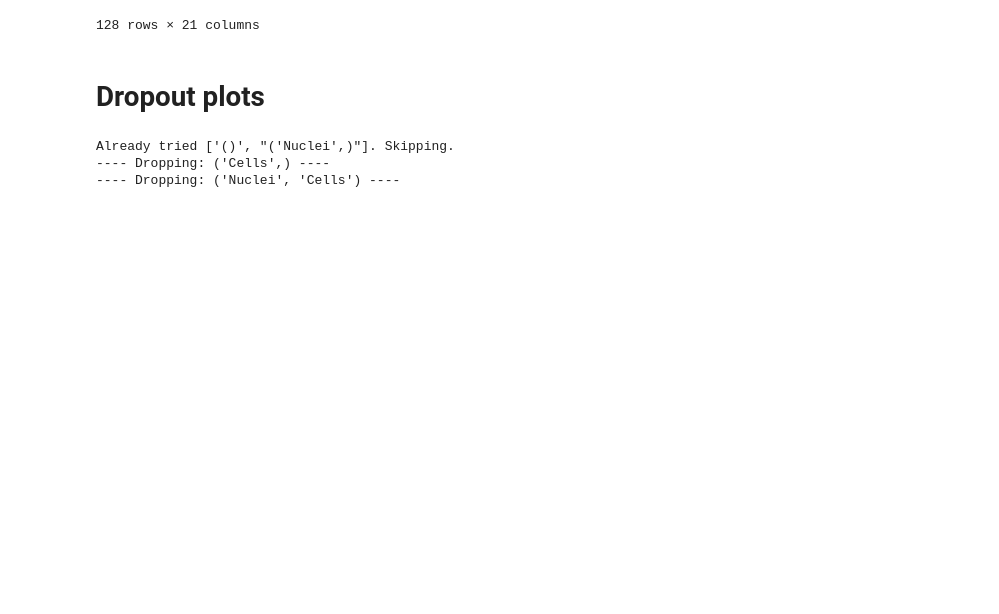
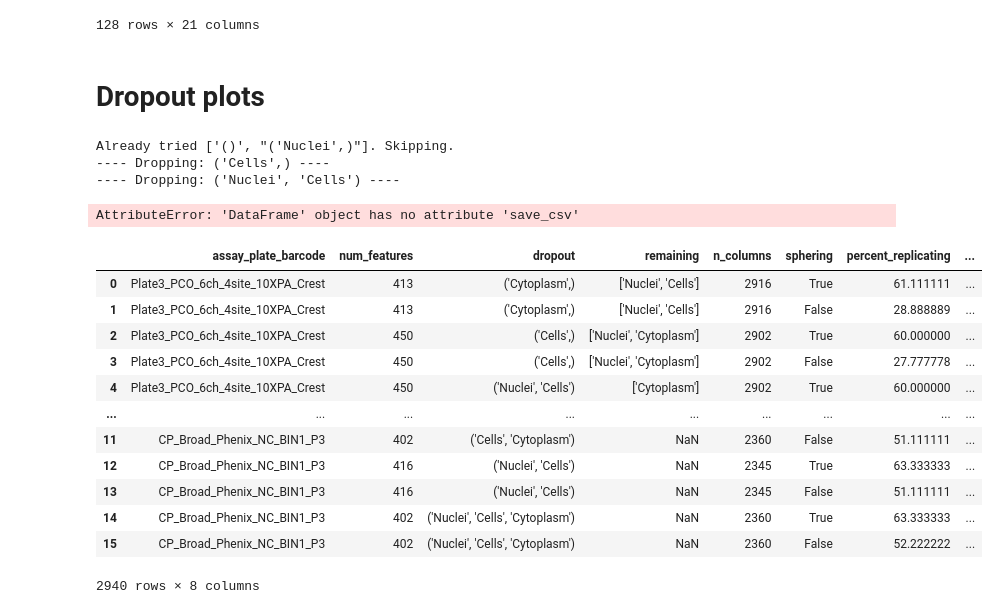
Before and after one commit to jump-cellpainting/jump-scope-analysis, a Jupyter notebook: enabling-sphering.ipynb, the cells around one changed output. Drawn from its saved outputs; the diff is of its cells as text; code cells hidden in the pictures; blank space fills up the shorter version.

Commit message:
collating the dropout data

```diff
--- a/enabling-sphering.ipynb
+++ b/enabling-sphering.ipynb
@@ -720,3 +720,41 @@ for batch_name in parent_folders:
                         save_path
                     )
                     print(f"Saving in: {save_path}")
+# %%
+# Gather the dropout data
+df_list = list()
+t = pd.DataFrame()
+_, parent_folders, _ = next(os.walk("../jump-scope/profiles/"))
+for batch_name in parent_folders:
+    _, subdirs, _ = next(os.walk(f"../jump-scope/profiles/{batch_name}"))
+    for plate_barcode in subdirs:
+        batch_path = f"../jump-scope/profiles/{batch_name}/{plate_barcode}"
+        for _, _, files in os.walk(batch_path):
+            for filename in files:
+                if filename.endswith("-dropout.csv"):
+                    dropout_path = f"{batch_path}/{plate_barcode}-dropout.csv"
+                    dropout_df = pd.read_csv(dropout_path)
+                    df_list.append(dropout_df)
+
+collated_dropout_df = pd.concat(df_list)
+collated_dropout_df.to_csv("checkpoints/feature-dropouts-nuclei_cytoplasm_cells.csv")
+# %% [output]
+AttributeError: 'DataFrame' object has no attribute 'save_csv'
+# %%
+collated_dropout_df = pd.concat(df_list)
+# %%
+collated_dropout_df
+# %% [output]
+|  | assay_plate_barcode | num_features | dropout | remaining | n_columns | sphering | percent_replicating | ... |
+| 0 | Plate3_PCO_6ch_4site_10XPA_Crest | 413 | ('Cytoplasm',) | ['Nuclei', 'Cells'] | 2916 | True | 61.111111 | ... |
+| 1 | Plate3_PCO_6ch_4site_10XPA_Crest | 413 | ('Cytoplasm',) | ['Nuclei', 'Cells'] | 2916 | False | 28.888889 | ... |
+| 2 | Plate3_PCO_6ch_4site_10XPA_Crest | 450 | ('Cells',) | ['Nuclei', 'Cytoplasm'] | 2902 | True | 60.000000 | ... |
+| 3 | Plate3_PCO_6ch_4site_10XPA_Crest | 450 | ('Cells',) | ['Nuclei', 'Cytoplasm'] | 2902 | False | 27.777778 | ... |
+| 4 | Plate3_PCO_6ch_4site_10XPA_Crest | 450 | ('Nuclei', 'Cells') | ['Cytoplasm'] | 2902 | True | 60.000000 | ... |
+| ... | ... | ... | ... | ... | ... | ... | ... | ... |
+| 11 | CP_Broad_Phenix_NC_BIN1_P3 | 402 | ('Cells', 'Cytoplasm') | NaN | 2360 | False | 51.111111 | ... |
+| 12 | CP_Broad_Phenix_NC_BIN1_P3 | 416 | ('Nuclei', 'Cells') | NaN | 2345 | True | 63.333333 | ... |
+| 13 | CP_Broad_Phenix_NC_BIN1_P3 | 416 | ('Nuclei', 'Cells') | NaN | 2345 | False | 51.111111 | ... |
+| 14 | CP_Broad_Phenix_NC_BIN1_P3 | 402 | ('Nuclei', 'Cells', 'Cytoplasm') | NaN | 2360 | True | 63.333333 | ... |
+| 15 | CP_Broad_Phenix_NC_BIN1_P3 | 402 | ('Nuclei', 'Cells', 'Cytoplasm') | NaN | 2360 | False | 52.222222 | ... |
+2940 rows × 8 columns
```
Also changed, not shown: 1 other file.
